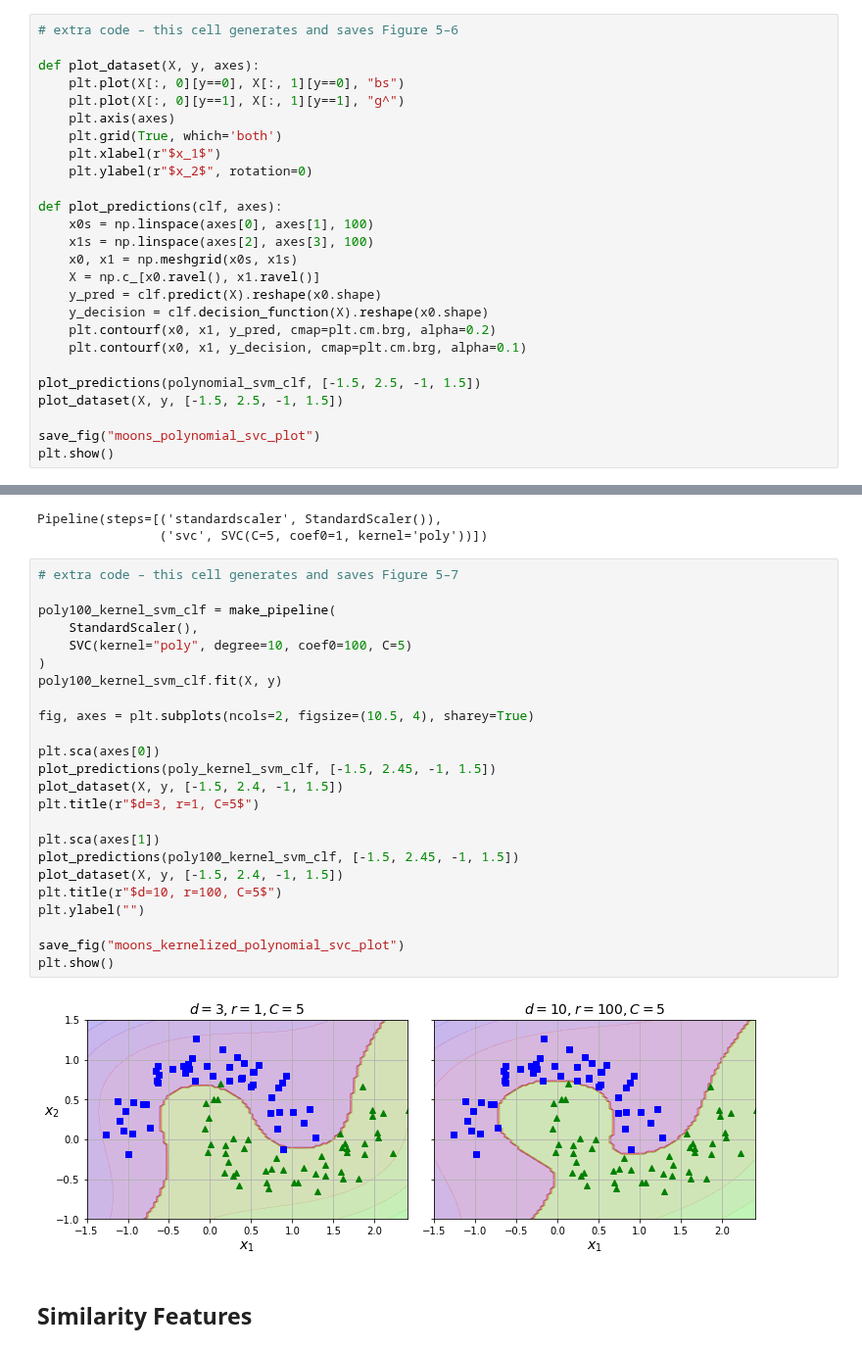
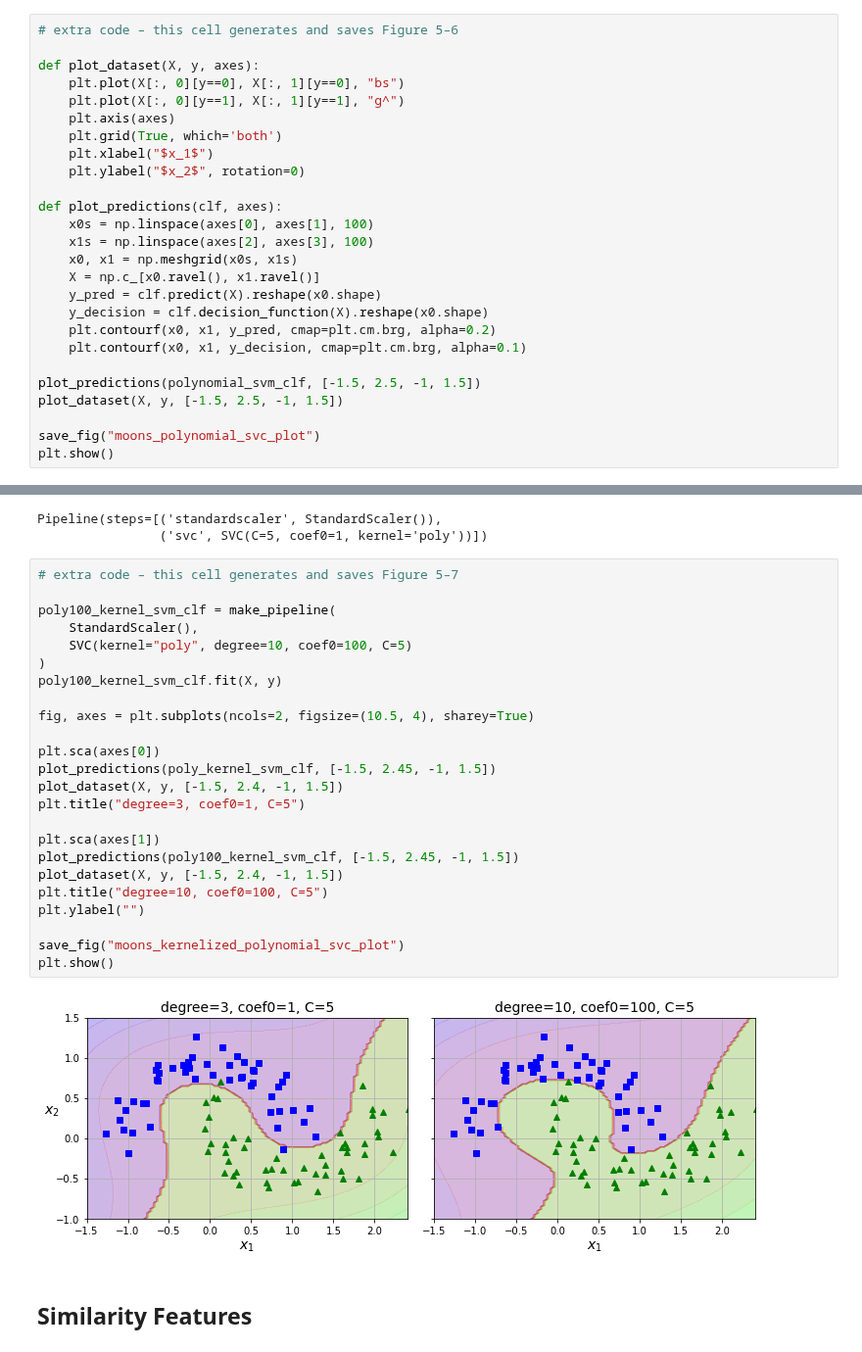
Before and after one commit to ageron/handson-ml3, a Jupyter notebook: 05_support_vector_machines.ipynb, the cells around one changed output, grey strips where cells are left out. Shown at 98% size. Drawn from its saved outputs; the diff is of its cells as text.

```diff
--- a/05_support_vector_machines.ipynb
+++ b/05_support_vector_machines.ipynb
@@ -361,8 +361,8 @@ def plot_dataset(X, y, axes):
     plt.plot(X[:, 0][y==1], X[:, 1][y==1], "g^")
     plt.axis(axes)
     plt.grid(True, which='both')
-    plt.xlabel(r"$x_1$")
-    plt.ylabel(r"$x_2$", rotation=0)
+    plt.xlabel("$x_1$")
+    plt.ylabel("$x_2$", rotation=0)
 
 def plot_predictions(clf, axes):
     x0s = np.linspace(axes[0], axes[1], 100)
@@ -395,29 +395,29 @@ Pipeline(steps=[('standardscaler', StandardScaler()),
 # %%
 # extra code – this cell generates and saves Figure 5–7
 
 poly100_kernel_svm_clf = make_pipeline(
     StandardScaler(),
     SVC(kernel="poly", degree=10, coef0=100, C=5)
 )
 poly100_kernel_svm_clf.fit(X, y)
 
 fig, axes = plt.subplots(ncols=2, figsize=(10.5, 4), sharey=True)
 
 plt.sca(axes[0])
 plot_predictions(poly_kernel_svm_clf, [-1.5, 2.45, -1, 1.5])
 plot_dataset(X, y, [-1.5, 2.4, -1, 1.5])
-plt.title(r"$d=3, r=1, C=5$")
+plt.title("degree=3, coef0=1, C=5")
 
 plt.sca(axes[1])
 plot_predictions(poly100_kernel_svm_clf, [-1.5, 2.45, -1, 1.5])
 plot_dataset(X, y, [-1.5, 2.4, -1, 1.5])
-plt.title(r"$d=10, r=100, C=5$")
+plt.title("degree=10, coef0=100, C=5")
 plt.ylabel("")
 
 save_fig("moons_kernelized_polynomial_svc_plot")
 plt.show()
 # %% [output]
-[figure, old version]
+[figure, new version]
 # %% [markdown]
 ## Similarity Features
 # %%
```
Also changed, not shown: parts of 8 cells of this notebook.
